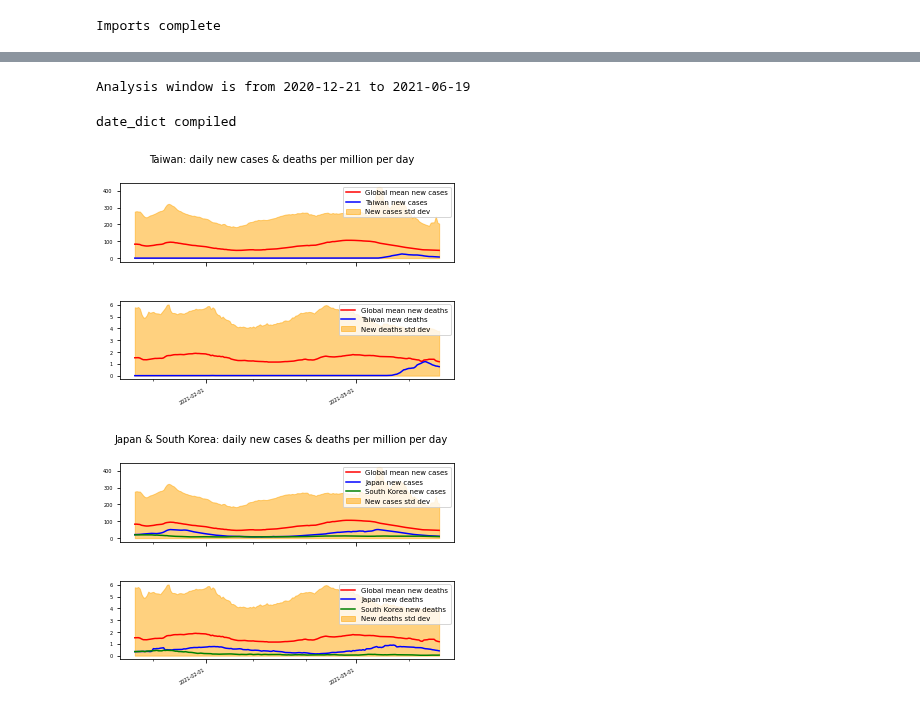
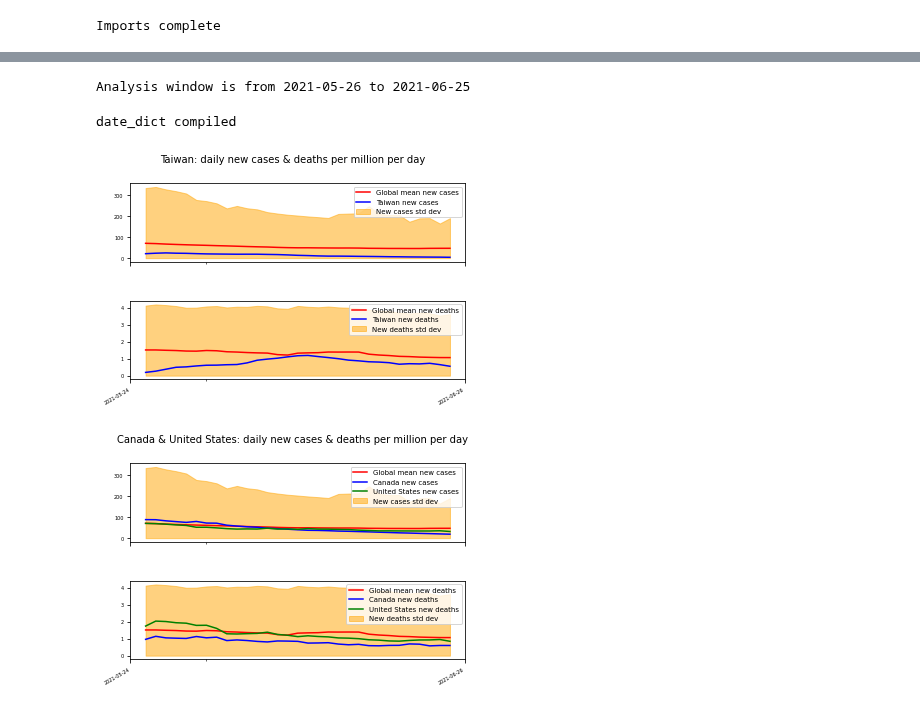
Before and after one commit to Ipgnosis/covid_analysis, a Jupyter notebook: country-plots.ipynb, the cells around one changed output, grey strips where cells are left out. Drawn from its saved outputs; the diff is of its cells as text; code cells hidden in the pictures.

```diff
--- a/country-plots.ipynb
+++ b/country-plots.ipynb
@@ -26,20 +26,17 @@ print("Imports complete")
 # %% [output]
 Imports complete
 # %%
-# load data
-data = read_json_data(config.DATA_FILE_STR)
+# check if data up to date; if not, reload
+if check_refresh_data():
+    # read the updated(?) data file from the data dir
+    data = read_json_data(config.DATA_FILE_STR)
 
-# convert the OWID_ keys
-data = convert_owid_data(data)
+    # convert the OWID_ data so that we don't trip up fetch_latest_data_date
+    data = convert_owid_data(data)
 
-# populate the country keys
-key_list = fetch_l0_keys(data)
-
-# get the date of the newest (valid) data records
-if config.LATEST_DATA_DATE == "2018-01-01": # initialization date not reset
-    #print("LATEST_DATA_DATE not yet set:", config.LATEST_DATA_DATE)
+    # set the latest data date global
     config.LATEST_DATA_DATE = fetch_latest_data_date(data)
 
-print("Latest data is:", config.LATEST_DATA_DATE)
-print("Current UTC 0 dateime = {}".format(datetime.utcnow().strftime("%Y-%m-%dT%H:%M:%S%z")))
+    print("Latest data is:", config.LATEST_DATA_DATE)
+    print("Current UTC 0 dateime = {}".format(datetime.utcnow().strftime("%Y-%m-%dT%H:%M:%S%z")))
 # %% [output]
@@ -52,8 +51,8 @@ start_date = config.DATA_START_DATE
 end_date = config.LATEST_DATA_DATE
 #start_date = '2020-03-01'
 #end_date = '2021-01-01'
-#analysis_window = 0
-analysis_window = 180
+analysis_window = 0
+analysis_window = 30
 
 # restrict the analysis to the last N days from the end_date
 if analysis_window > 0:
@@ -71,7 +70,7 @@ else: # just compile all available dates into date_list
 
 print("Analysis window is from {} to {}".format(start_date, end_date))
 # %% [output]
-Analysis window is from 2020-12-21 to 2021-06-19
+Analysis window is from 2021-05-26 to 2021-06-25
 # %%
 # define the list of required resources
 res = ['new_cases_smoothed_per_million', 'new_deaths_smoothed_per_million']
@@ -79,7 +78,7 @@ res = ['new_cases_smoothed_per_million', 'new_deaths_smoothed_per_million']
 
 # returns a dict with key = date, values = dict of isos
 # the value of each iso key is a list of the required resources
-country_date_data = get_l2_date_data(data, key_list, date_list, res)
+country_date_data = get_l2_date_data(data, date_list, res)
 
 #print(country_date_data)
 
@@ -223,13 +222,13 @@ ax2.legend(loc = 0, fontsize = 7)
 # display the plot
 plt.show()
 # %% [output]
-[figure, old version]
+[figure, new version]
 # %%
 # re-juggle the data for a 2 country chart
 
 # the countries being analyzed
-yi_axis_values = 'JPN'
-yii_axis_values = 'KOR'
+yi_axis_values = 'CAN'
+yii_axis_values = 'USA'
 
 #y_axis_values_list = ["wrl_new_cases_pm", "KOR", "TWN"]
 
@@ -314,31 +313,31 @@ fig.suptitle(chart_title_str, fontsize = 10)
 #  format the x axis (date) labels
 # Text in the x axis will be displayed in 'YYYY-mm-dd' format.
 ax1.xaxis.set_major_formatter(mdates.DateFormatter('%Y-%m-%d'))
 ax2.xaxis.set_major_formatter(mdates.DateFormatter('%Y-%m-%d'))
 
 # major ticks every 3 months.
 fmt_qtr_year = mdates.MonthLocator(interval = 3)
 ax1.xaxis.set_major_locator(fmt_qtr_year)
 ax2.xaxis.set_major_locator(fmt_qtr_year)
 
 # minor ticks every month.
 fmt_month = mdates.MonthLocator()
 ax1.xaxis.set_minor_locator(fmt_month)
 ax2.xaxis.set_minor_locator(fmt_month)
 
 # Rotates and right aligns the x labels, and moves the bottom of the
 # axes up to make room for them.
 fig.autofmt_xdate()
 
 # changing the fontsize of ticks
 ax1.tick_params(labelsize = 5)
 ax2.tick_params(labelsize = 5)
 
 # format the legends
 ax1.legend(loc = 0, fontsize = 7)
 ax2.legend(loc = 0, fontsize = 7)
 
 # display the plot
 plt.show()
 # %% [output]
-[figure, old version]
+[figure, new version]
```
Also changed, not shown: parts of 2 cells of this notebook, 4 other files.
